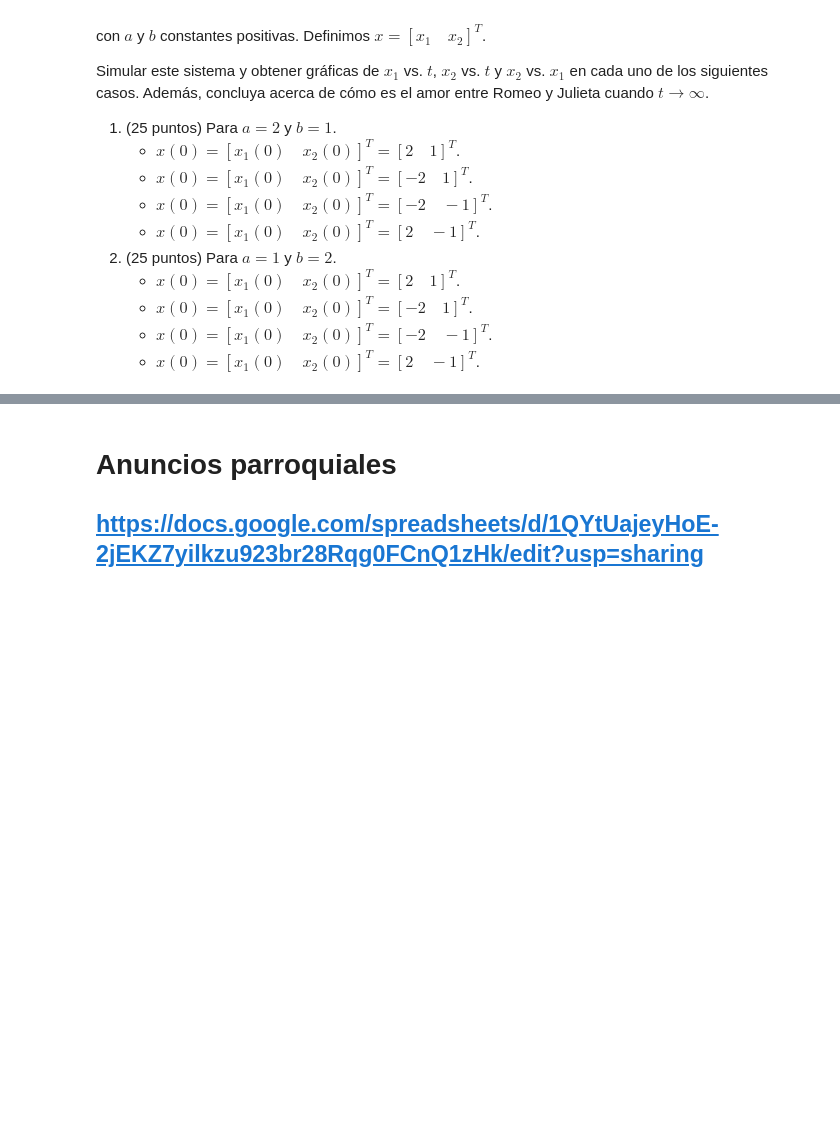
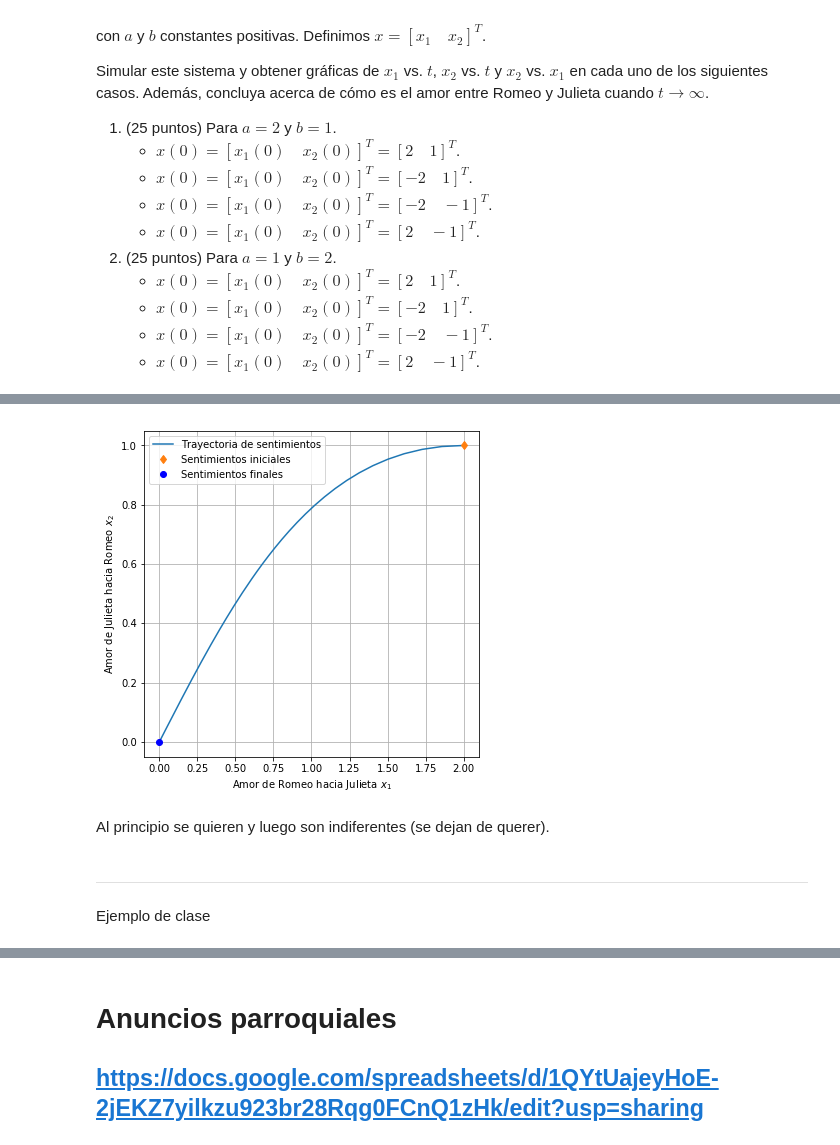
Before and after one commit to lilianaavila/SimMat2018-2, a Jupyter notebook: Modulo2/Clase15_RepasoModulo2.ipynb, the cells around one changed output, grey strips where cells are left out. Drawn from its saved outputs; the diff is of its cells as text; code cells hidden in the pictures; blank space fills up the shorter version.

Commit message:
CambiosClase

```diff
--- a/Modulo2/Clase15_RepasoModulo2.ipynb
+++ b/Modulo2/Clase15_RepasoModulo2.ipynb
@@ -73,0 +163,19 @@ Simular este sistema y obtener gráficas de $x_1$ vs. $t$, $x_2$ vs. $t$ y $x_2$
+# %%
+# Graficar x2 vs x1
+plt.figure(figsize=(6,6))
+plt.plot(x1, x2, label='Trayectoria de sentimientos')
+plt.plot(x1[0], x2[0], 'd', label='Sentimientos iniciales')
+plt.plot(x1[-1], x2[-1], 'ob', label='Sentimientos finales')
+plt.xlabel('Amor de Romeo hacia Julieta $x_1$')
+plt.ylabel('Amor de Julieta hacia Romeo $x_2$')
+plt.legend(loc='best')
+plt.grid()
+plt.show()
+# %% [output]
+[figure, added]
+# %% [markdown]
+Al principio se quieren y luego son indiferentes (se dejan de querer).
+# %% [markdown]
+___
+# %% [markdown]
+Ejemplo de clase
```
Also changed, not shown: parts of 17 cells of this notebook.
